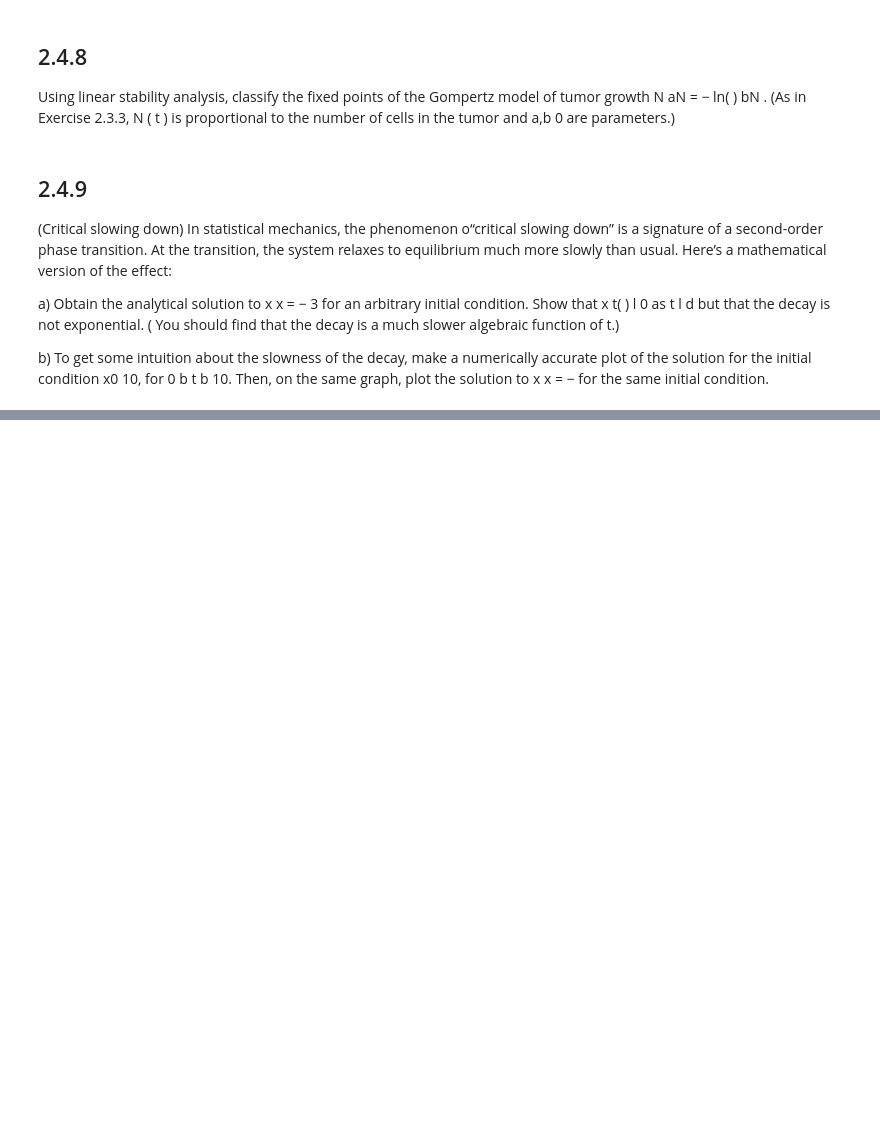
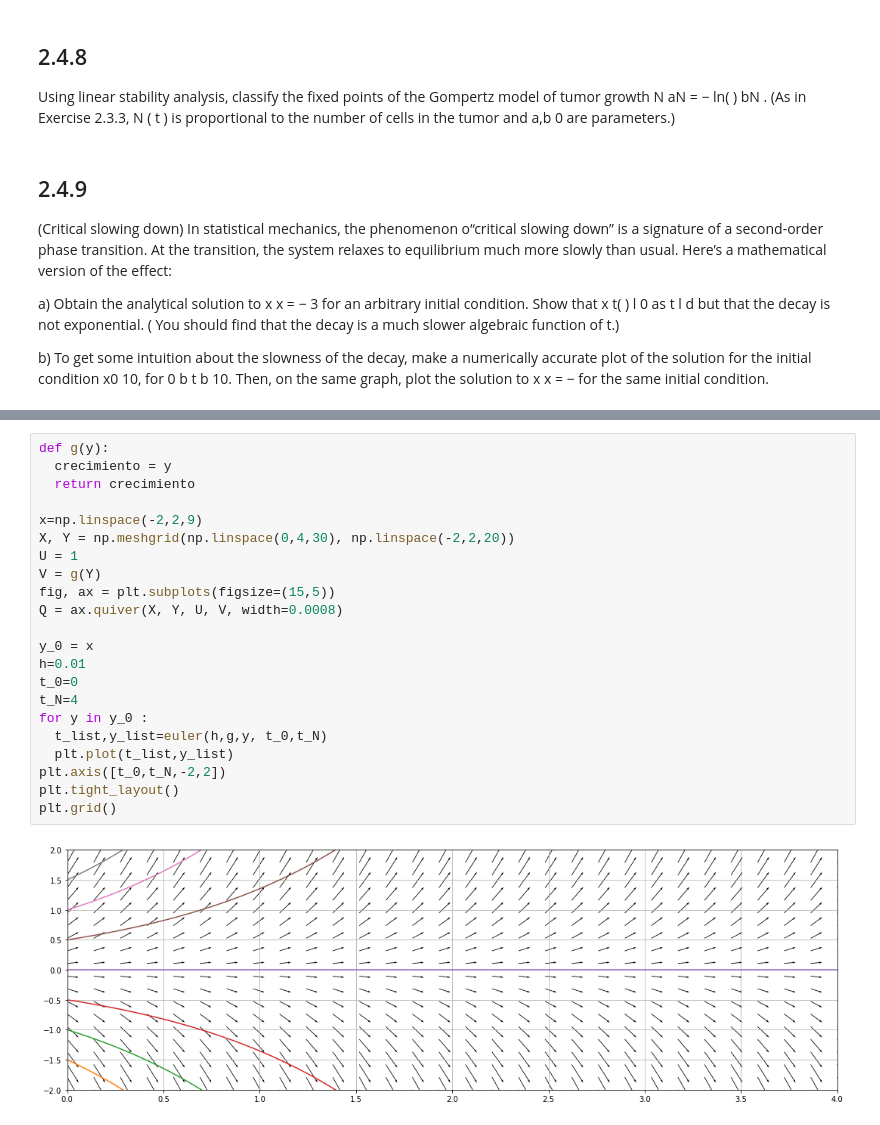
Before and after one commit to Immaczx/ModeladoySimulacion, a Jupyter notebook: Tarea_1.ipynb, the cells around one changed output, grey strips where cells are left out. Saved outputs shown, nothing was run; the diff lists cells and outputs as text; blank space fills up the shorter version.

```diff
--- a/Tarea_1.ipynb
+++ b/Tarea_1.ipynb
@@ -825,0 +852,24 @@ b) To get some intuition about the slowness of the decay, make a numerically acc
+# %%
+def g(y):
+  crecimiento = y
+  return crecimiento
+
+x=np.linspace(-2,2,9)
+X, Y = np.meshgrid(np.linspace(0,4,30), np.linspace(-2,2,20))
+U = 1
+V = g(Y)
+fig, ax = plt.subplots(figsize=(15,5))
+Q = ax.quiver(X, Y, U, V, width=0.0008)
+
+y_0 = x
+h=0.01
+t_0=0
+t_N=4
+for y in y_0 :
+  t_list,y_list=euler(h,g,y, t_0,t_N)
+  plt.plot(t_list,y_list)
+plt.axis([t_0,t_N,-2,2])
+plt.tight_layout()
+plt.grid()
+# %% [output]
+[figure, added]
```
Also changed, not shown: parts of 17 cells of this notebook.
